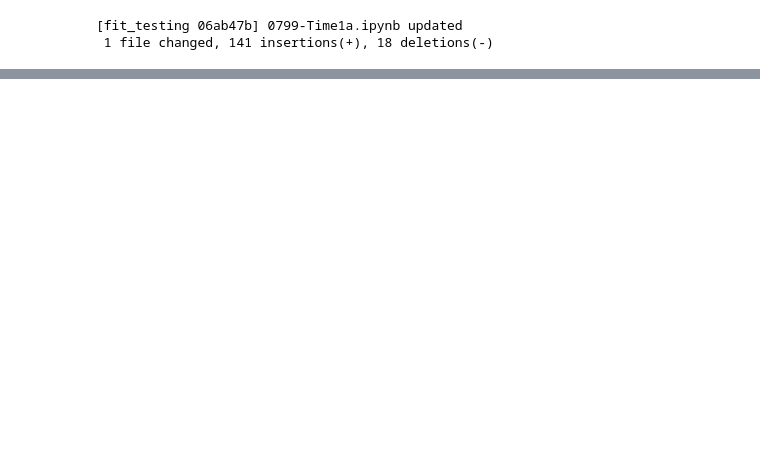
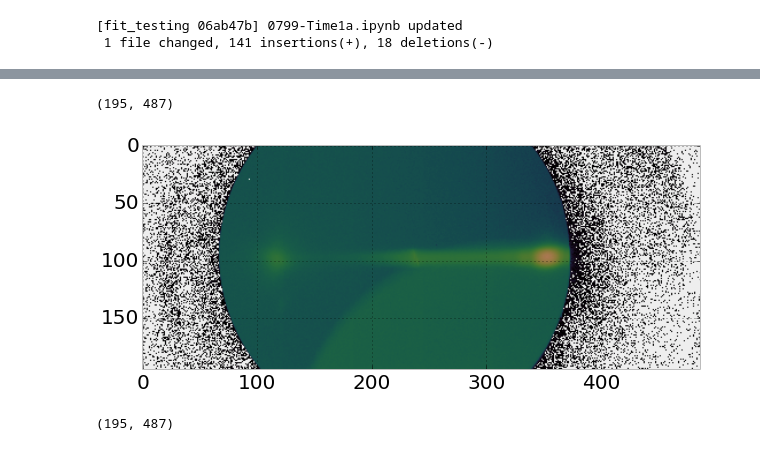
Before and after one commit to giulioungaretti/SPring8, a Jupyter notebook: 0799-Time1a.ipynb, the cells around one changed output, grey strips where cells are left out. Cells and saved outputs as stored; diff of their text form; code cells hidden in the pictures; blank space fills up the shorter version.

```diff
--- a/0799-Time1a.ipynb
+++ b/0799-Time1a.ipynb
@@ -413,0 +432,12 @@ tight_layout()
+# %%
+image = log10(test_image.img)
+imshow(image, cmap ='cubehelix')
+shape(test_image.img)
+# %% [output]
+(195, 487)
+[figure, added]
+# %%
+L = loadtxt('./InAs0799/L.dat')
+shape(L)
+# %% [output]
+(195, 487)
```
Also changed, not shown: parts of 11 cells of this notebook.
